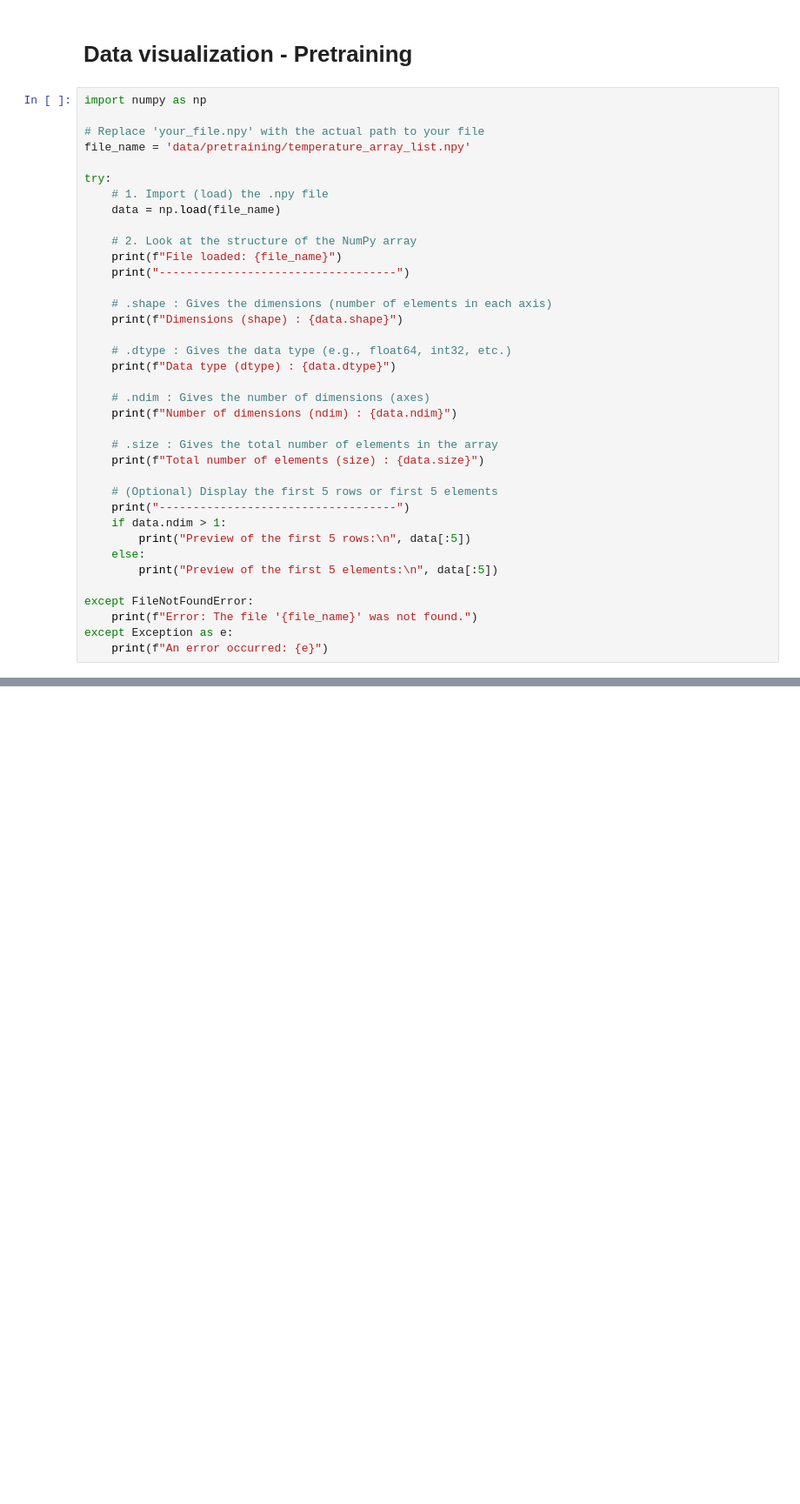
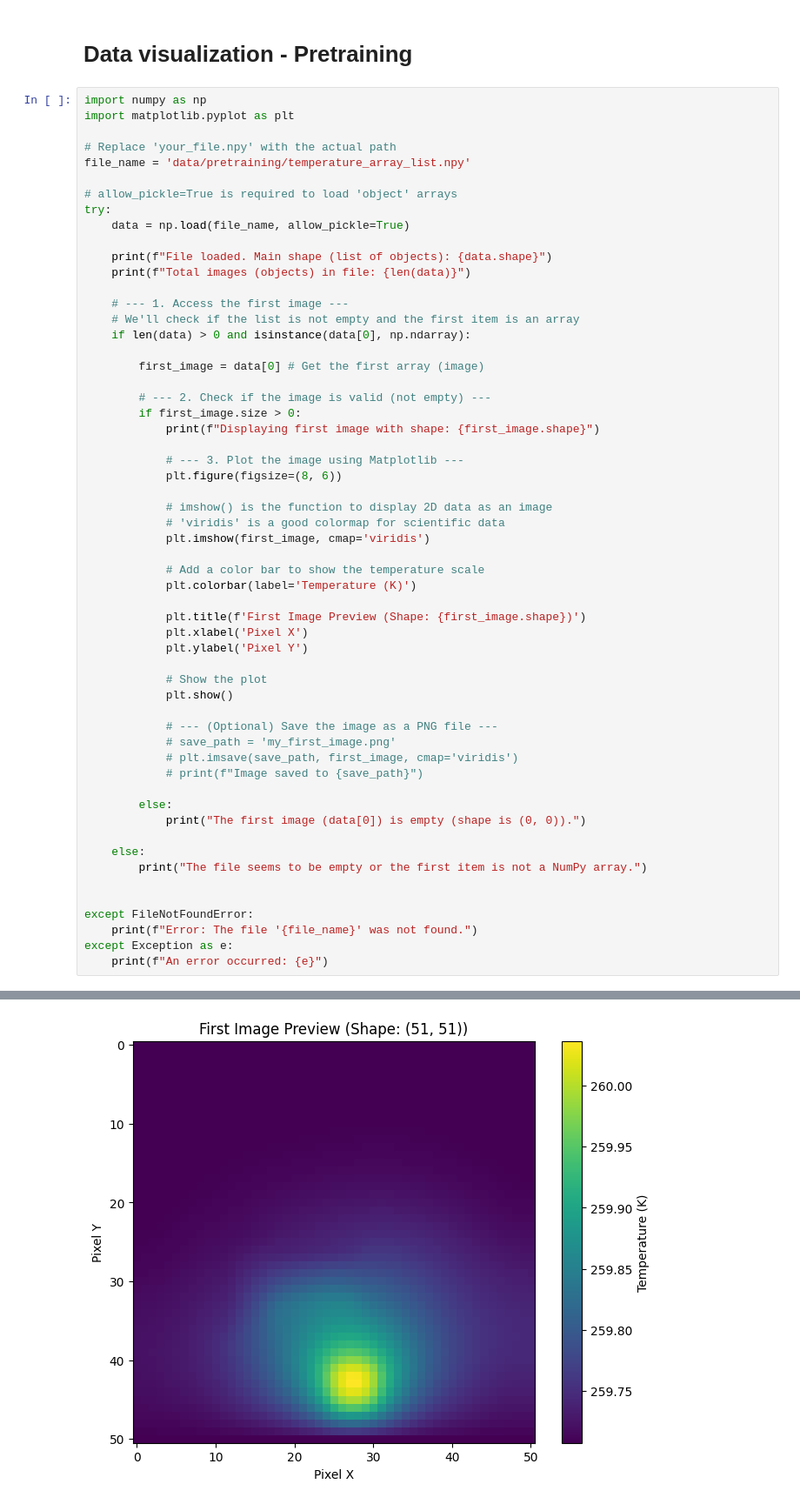
Before and after one commit to PierreHollebeque/02456_DL_Project, a Jupyter notebook: prepro_pretraining_data.ipynb, the cells around one changed output, grey strips where cells are left out. Shown: that part at 87% size. Cells and saved outputs as stored; diff of their text form; blank space fills up the shorter version.

Commit message:
fixing names

```diff
--- a/prepro_pretraining_data.ipynb
+++ b/prepro_pretraining_data.ipynb
@@ -2,38 +2,59 @@
 # Data visualization - Pretraining
 # %%
 import numpy as np
+import matplotlib.pyplot as plt
 
-# Replace 'your_file.npy' with the actual path to your file
+# Replace 'your_file.npy' with the actual path
 file_name = 'data/pretraining/temperature_array_list.npy'
 
+# allow_pickle=True is required to load 'object' arrays
 try:
-    # 1. Import (load) the .npy file
-    data = np.load(file_name)
+    data = np.load(file_name, allow_pickle=True)
 
-    # 2. Look at the structure of the NumPy array
-    print(f"File loaded: {file_name}")
-    print("-----------------------------------")
+    print(f"File loaded. Main shape (list of objects): {data.shape}")
+    print(f"Total images (objects) in file: {len(data)}")
 
-    # .shape : Gives the dimensions (number of elements in each axis)
-    print(f"Dimensions (shape) : {data.shape}")
+    # --- 1. Access the first image ---
+    # We'll check if the list is not empty and the first item is an array
+    if len(data) > 0 and isinstance(data[0], np.ndarray):
 
-    # .dtype : Gives the data type (e.g., float64, int32, etc.)
-    print(f"Data type (dtype) : {data.dtype}")
+        first_image = data[0] # Get the first array (image)
 
-    # .ndim : Gives the number of dimensions (axes)
-    print(f"Number of dimensions (ndim) : {data.ndim}")
+        # --- 2. Check if the image is valid (not empty) ---
+        if first_image.size > 0:
+            print(f"Displaying first image with shape: {first_image.shape}")
 
-    # .size : Gives the total number of elements in the array
-    print(f"Total number of elements (size) : {data.size}")
+            # --- 3. Plot the image using Matplotlib ---
+            plt.figure(figsize=(8, 6))
 
-    # (Optional) Display the first 5 rows or first 5 elements
-    print("-----------------------------------")
-    if data.ndim > 1:
-        print("Preview of the first 5 rows:\n", data[:5])
+            # imshow() is the function to display 2D data as an image
+            # 'viridis' is a good colormap for scientific data
+            plt.imshow(first_image, cmap='viridis')
+
+            # Add a color bar to show the temperature scale
+            plt.colorbar(label='Temperature (K)')
+
+            plt.title(f'First Image Preview (Shape: {first_image.shape})')
+            plt.xlabel('Pixel X')
+            plt.ylabel('Pixel Y')
+
+            # Show the plot
+            plt.show()
+
+            # --- (Optional) Save the image as a PNG file ---
+            # save_path = 'my_first_image.png'
+            # plt.imsave(save_path, first_image, cmap='viridis')
+            # print(f"Image saved to {save_path}")
+
+        else:
+            print("The first image (data[0]) is empty (shape is (0, 0)).")
+
     else:
-        print("Preview of the first 5 elements:\n", data[:5])
+        print("The file seems to be empty or the first item is not a NumPy array.")
+
 
 except FileNotFoundError:
     print(f"Error: The file '{file_name}' was not found.")
 except Exception as e:
     print(f"An error occurred: {e}")
+# %% [output]
@@ -39,0 +64 @@ except Exception as e:
+[figure, added]
```
Also changed, not shown: parts of 1 cell of this notebook.
